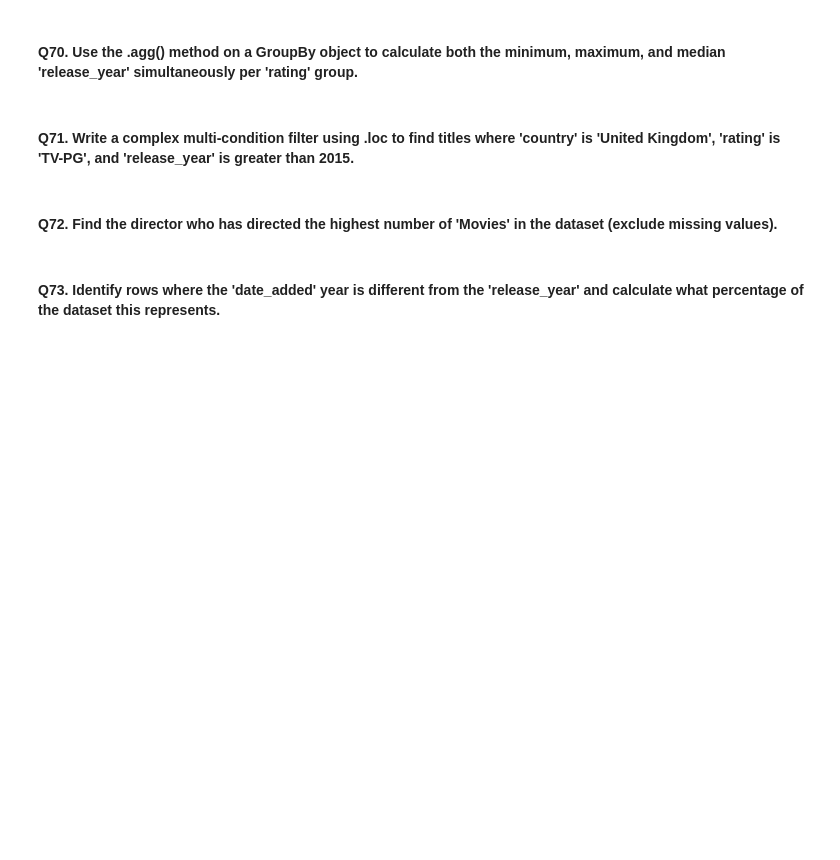
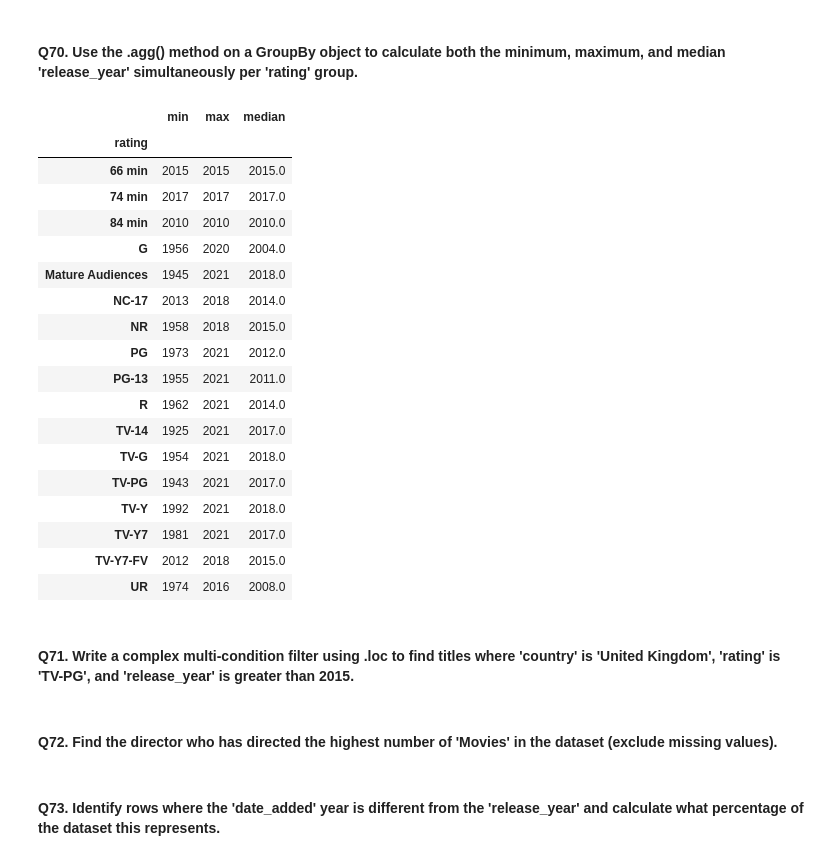
Before and after one commit to Harshit-kumar38/Netflix-pandas-problems, a Jupyter notebook: pandas_challenge_solutions.ipynb, the cells around one changed output. Cells and saved outputs as stored; diff of their text form; code cells hidden in the pictures; blank space fills up the shorter version.

```diff
--- a/pandas_challenge_solutions.ipynb
+++ b/pandas_challenge_solutions.ipynb
@@ -1093,3 +1116,25 @@ dtype: int64
+# %%
+df.groupby('rating')['release_year'].agg(['min', 'max', 'median'])
+# %% [output]
+|  | min | max | median |
+| rating |  |  |  |
+| 66 min | 2015 | 2015 | 2015.0 |
+| 74 min | 2017 | 2017 | 2017.0 |
+| 84 min | 2010 | 2010 | 2010.0 |
+| G | 1956 | 2020 | 2004.0 |
+| Mature Audiences | 1945 | 2021 | 2018.0 |
+| NC-17 | 2013 | 2018 | 2014.0 |
+| NR | 1958 | 2018 | 2015.0 |
+| PG | 1973 | 2021 | 2012.0 |
+| PG-13 | 1955 | 2021 | 2011.0 |
+| R | 1962 | 2021 | 2014.0 |
+| TV-14 | 1925 | 2021 | 2017.0 |
+| TV-G | 1954 | 2021 | 2018.0 |
+| TV-PG | 1943 | 2021 | 2017.0 |
+| TV-Y | 1992 | 2021 | 2018.0 |
+| TV-Y7 | 1981 | 2021 | 2017.0 |
+| TV-Y7-FV | 2012 | 2018 | 2015.0 |
+| UR | 1974 | 2016 | 2008.0 |
 # %% [markdown]
 #### **Q71.** Write a complex multi-condition filter using .loc to find titles where 'country' is 'United Kingdom', 'rating' is 'TV-PG', and 'release_year' is greater than 2015.
 # %%
```
Also changed, not shown: parts of 4 cells of this notebook.
